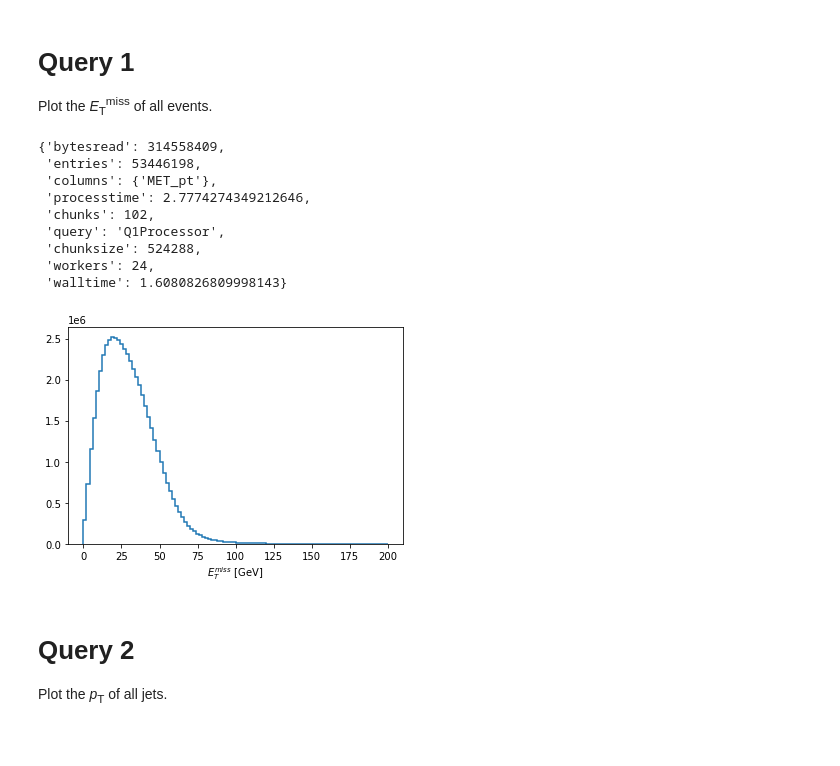
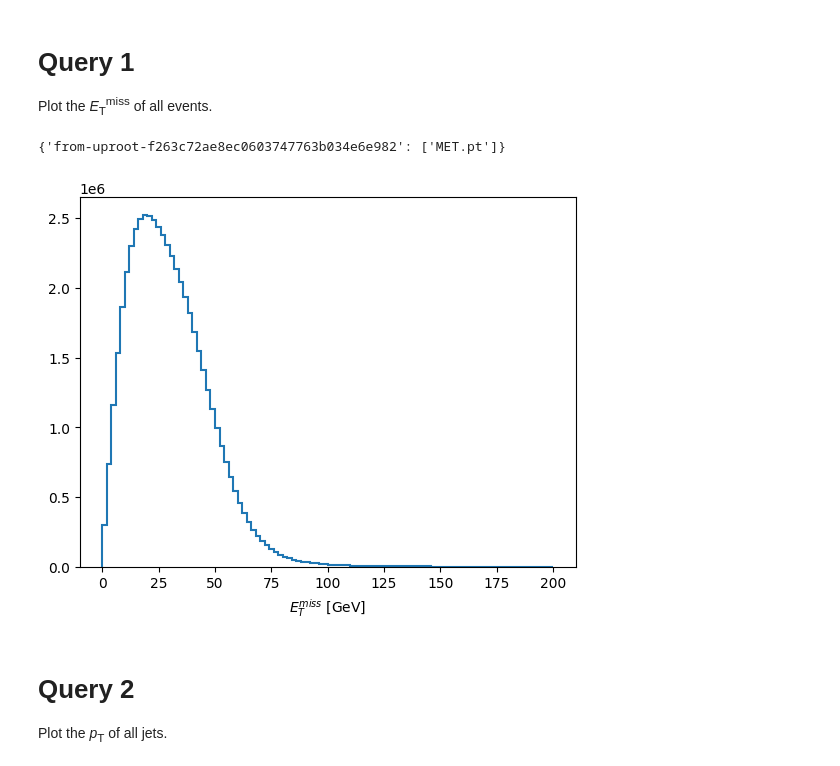
Before and after one commit to mats-playground/coffea-benchmarks, a Jupyter notebook: coffea-adl-benchmarks.ipynb, the cells around one changed output. Saved outputs shown, nothing was run; the diff lists cells and outputs as text; code cells hidden in the pictures; blank space fills up the shorter version.

```diff
--- a/coffea-adl-benchmarks.ipynb
+++ b/coffea-adl-benchmarks.ipynb
@@ -37,32 +36,17 @@ def run(query, chunksize=2**19, workers=24):
 
 Plot the <i>E</i><sub>T</sub><sup>miss</sup> of all events.
 # %%
-class Q1Processor(processor.ProcessorABC):
-    def process(self, events):
-        return (
-            hist.Hist.new.Reg(100, 0, 200, name="met", label="$E_{T}^{miss}$ [GeV]")
-            .Double()
-            .fill(events.MET.pt)
-        )
+q1_hist = (
+    hda.Hist.new.Reg(100, 0, 200, name="met", label="$E_{T}^{miss}$ [GeV]")
+    .Double()
+    .fill(events.MET.pt)
+)
 
-    def postprocess(self, accumulator):
-        return accumulator
-
-
-out, metrics = run(Q1Processor)
-out.plot1d()
-metrics
+q1_hist.compute().plot1d()
+dak.necessary_columns(q1_hist)
 # %% [output]
-{'bytesread': 314558409,
- 'entries': 53446198,
- 'columns': {'MET_pt'},
- 'processtime': 2.7774274349212646,
- 'chunks': 102,
- 'query': 'Q1Processor',
- 'chunksize': 524288,
- 'workers': 24,
- 'walltime': 1.6080826809998143}
+{'from-uproot-f263c72ae8ec0603747763b034e6e982': ['MET.pt']}
-[figure, old version]
+[figure, new version]
 # %% [markdown]
 # Query 2
 Plot the <i>p</i><sub>T</sub> of all jets.
```
Also changed, not shown: parts of 8 cells of this notebook.
